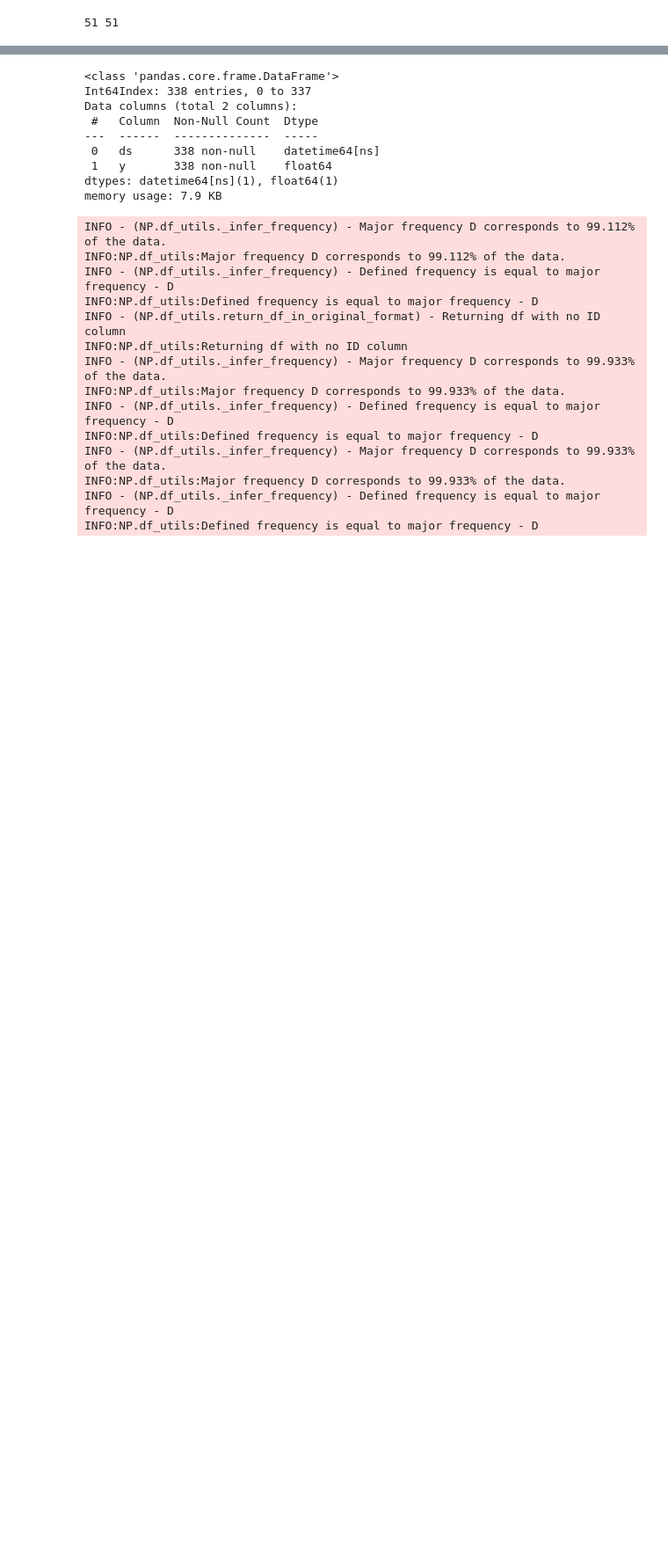
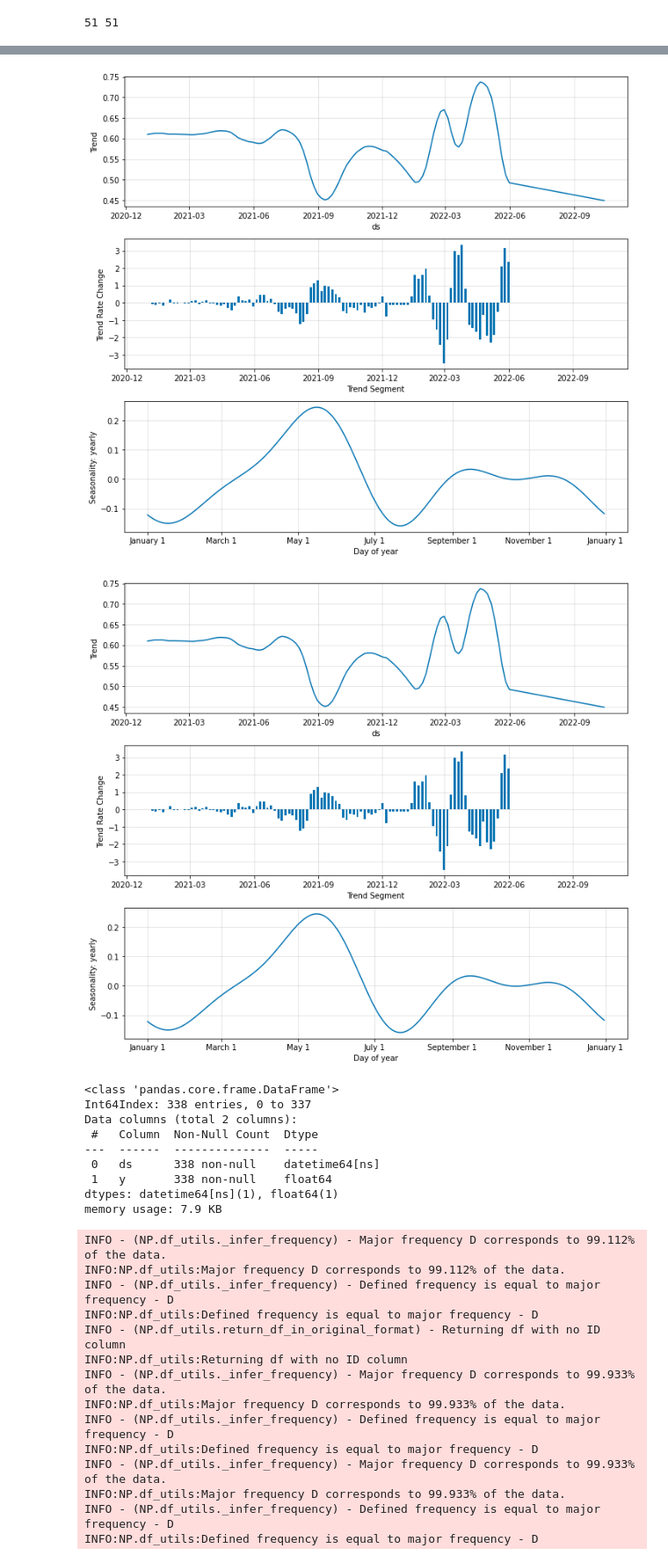
Before and after one commit to iamneo-production/827e0a36-5aa4-4d7a-a795-c3d488dfdc71, a Jupyter notebook: Models_and_Data/Nizamabad_Heatwave/Nizamabad_NPT_maxT.ipynb, the cells around one changed output, grey strips where cells are left out. Shown at 88% size. Saved outputs shown, nothing was run; the diff lists cells and outputs as text; code cells hidden in the pictures; blank space fills up the shorter version.

```diff
--- a/Models_and_Data/Nizamabad_Heatwave/Nizamabad_NPT_maxT.ipynb
+++ b/Models_and_Data/Nizamabad_Heatwave/Nizamabad_NPT_maxT.ipynb
@@ -274,3 +232,6 @@ print(len(t1_actual[0]), len(t1_pred[0]))
 data = {'actual': t1_actual[0], 'prediction': t1_pred[0]}
 # create a DataFrame from the dictionary
 df1 = pd.DataFrame(data)
+# %%
+m.plot_parameters()
+# %% [output]
@@ -277,3 +242,5 @@ df1 = pd.DataFrame(data)
+[figure, added]
+[figure, added]
 # %%
 df = pd.read_csv('/content/NizamabadNorth22.csv')
 df = df[['date','max_temp']]
```
Also changed, not shown: parts of 20 cells of this notebook, 8 other files.
